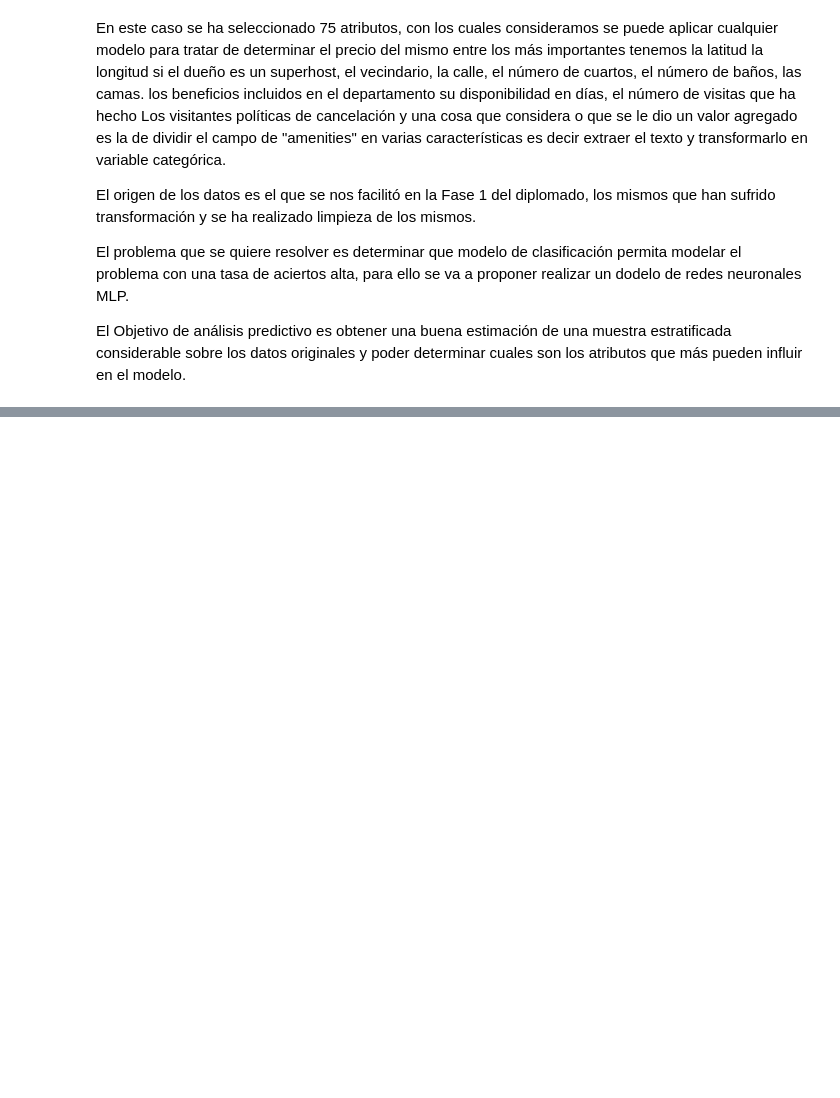
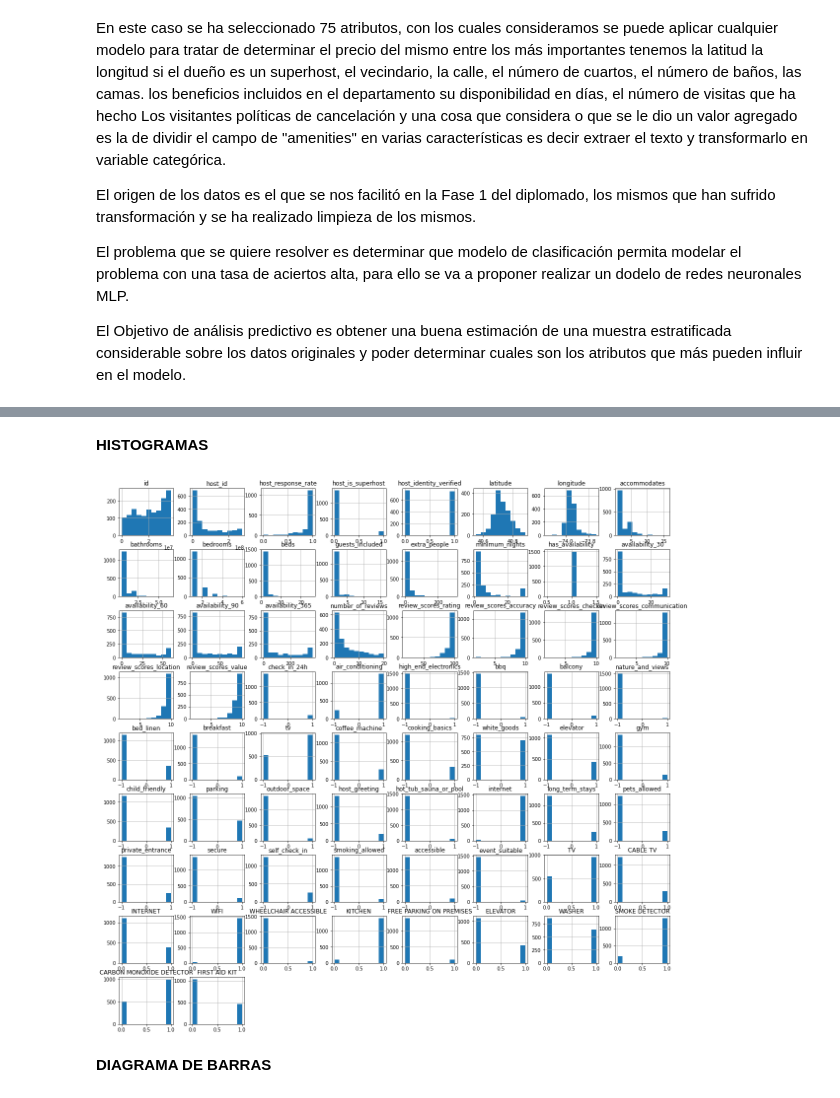
Before and after one commit to chris78rey/DIPLOM_BIGDATA, a Jupyter notebook: IPYNB_TODOS/Taller_Final.ipynb, the cells around one changed output, grey strips where cells are left out. Drawn from its saved outputs; the diff is of its cells as text; code cells hidden in the pictures; blank space fills up the shorter version.

```diff
--- a/IPYNB_TODOS/Taller_Final.ipynb
+++ b/IPYNB_TODOS/Taller_Final.ipynb
@@ -20,0 +154,18 @@ from sklearn.linear_model import LinearRegression
+# %%
+#sacar los deciles de la variable precio y determinar en el rango desda hasta de cada decil
+deciles=df_airbnb_final['price'].quantile([0.25,0.5,0.75,1])
+
+#crear una nueva variable llamada 'decil' que contenga el decil al que pertenece cada precio
+df_airbnb_final['decil']=pd.qcut(df_airbnb_final['price'],10,labels=['1','2','3','4','5','6','7','8','9','10'])
+
+#crear una nueva variable llamada 'decil' que contenga el decil al que pertenece cada precio
+df_airbnb_final['decil']=pd.qcut(df_airbnb_final['price'],10,labels=['1','2','3','4','5','6','7','8','9','10'])
+
+#imprimir el head de los 20 primeros registros del campo decil
+
+
+#tranformar la variable decil a string y preponga la palabra Clase
+df_airbnb_final['decil']='Clase '+df_airbnb_final['decil'].astype(str)
+df_airbnb_final['decil'].head(20)
+
+df_airbnb_final.head(2)
@@ -20,0 +201,3 @@ from sklearn.linear_model import LinearRegression
+# %%
+#reemplazar el nombre del campo decil por Class
+df_airbnb_final.rename(columns={'decil':'Class'},inplace=True)
@@ -20,0 +224,4 @@ from sklearn.linear_model import LinearRegression
+# %%
+#seleccionar 1500 registros al azar del conjunto de datos de modo statified en base al campo Class
+df_airbnb_final=df_airbnb_final.sample(n=1500,random_state=1)
+df_airbnb_final.shape
@@ -20,0 +230,4 @@ from sklearn.linear_model import LinearRegression
+# %%
+#dividir el conjunto de datos en train y test
+#Eliminar el campo price del conjunto de datos
+df_airbnb_final.drop('price',axis=1,inplace=True)
@@ -20,0 +263,10 @@ from sklearn.linear_model import LinearRegression
+# %% [markdown]
+**HISTOGRAMAS**
+# %%
+#Hacer los histogramas de las variables numéricas del dataframe df_airbnb_final
+df_airbnb_final.hist(figsize=(20,20))
+plt.show()
+# %% [output]
+[figure, added]
+# %% [markdown]
+**DIAGRAMA DE BARRAS**
```
Also changed, not shown: parts of 37 cells of this notebook, 3 other files.
